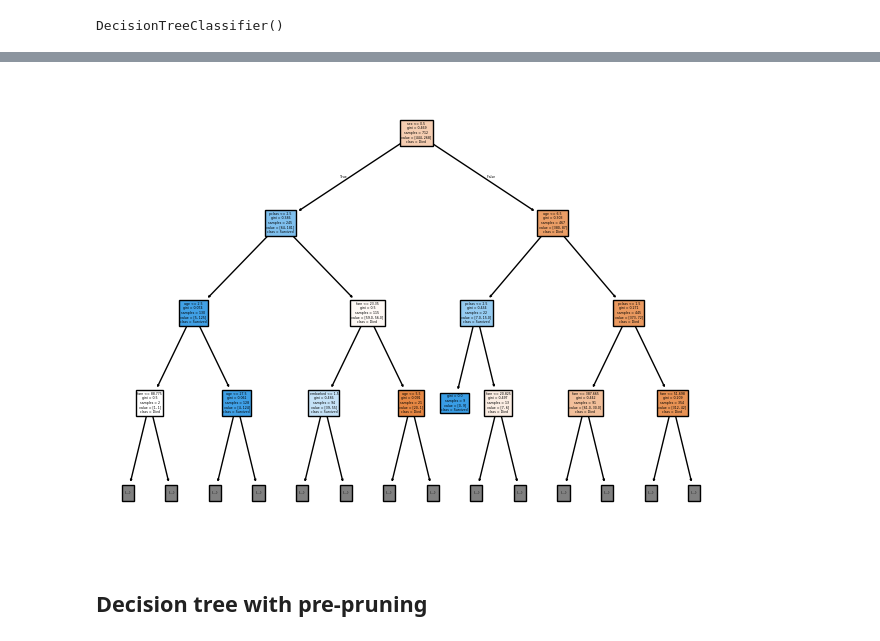
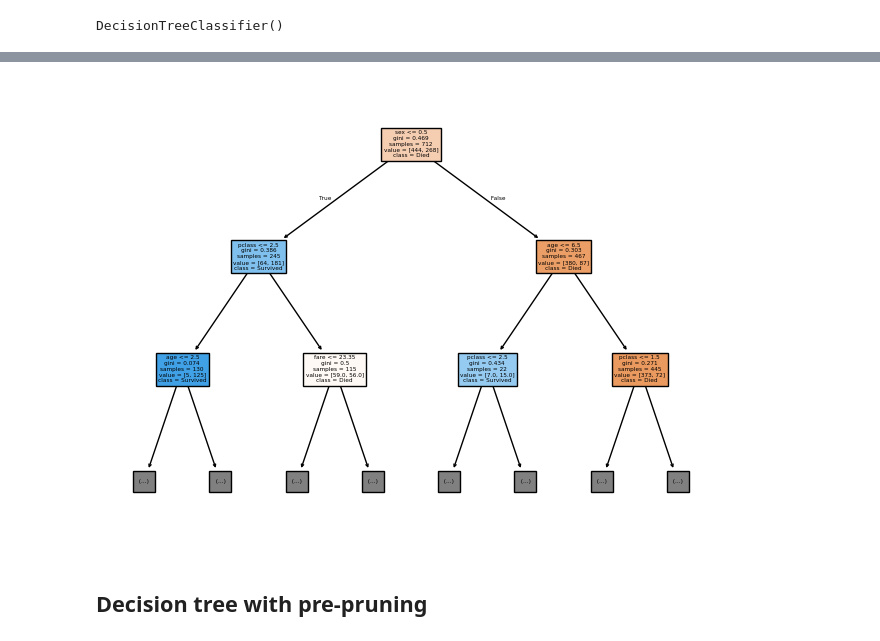
Before and after one commit to Niraj7238/AI-ML, a Jupyter notebook: Supervised Learning/05.Decision Tree/titanic.ipynb, the cells around one changed output, grey strips where cells are left out. Cells and saved outputs as stored; diff of their text form; code cells hidden in the pictures.

```diff
--- a/Supervised Learning/05.Decision Tree/titanic.ipynb
+++ b/Supervised Learning/05.Decision Tree/titanic.ipynb
@@ -134,19 +136,19 @@ accuracy:  0.770949720670391
 # %%
 from sklearn.tree import plot_tree
 
 plt.Figure(figsize=(14,10))
 plot_tree(
     model,
     feature_names=X.columns,
     class_names=["Died", "Survived"],
     filled=True,
-    max_depth=3
+    max_depth=2
 )
 
 plt.tight_layout()
 plt.show()
 # %% [output]
-[figure, old version]
+[figure, new version]
 # %% [markdown]
 ## Decision tree with pre-pruning
 # %%
```
Also changed, not shown: parts of 3 cells of this notebook.
